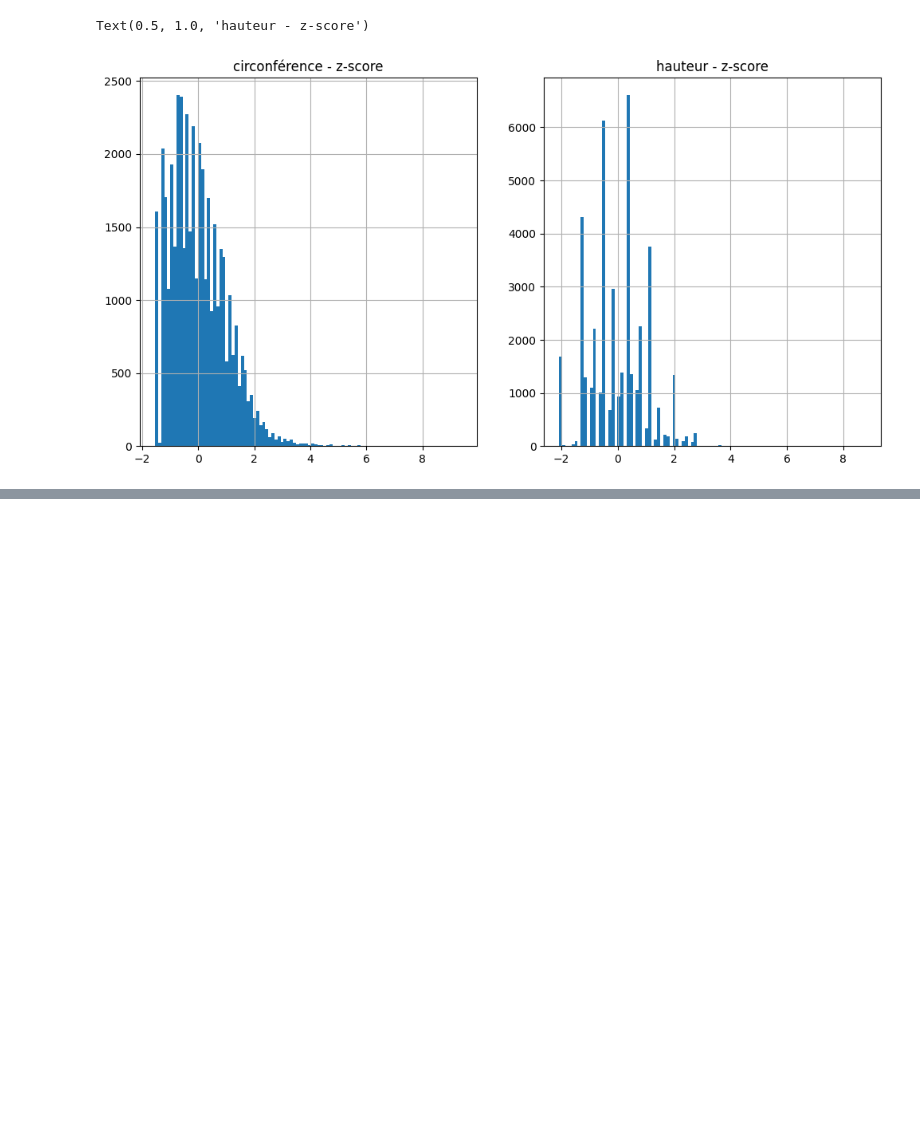
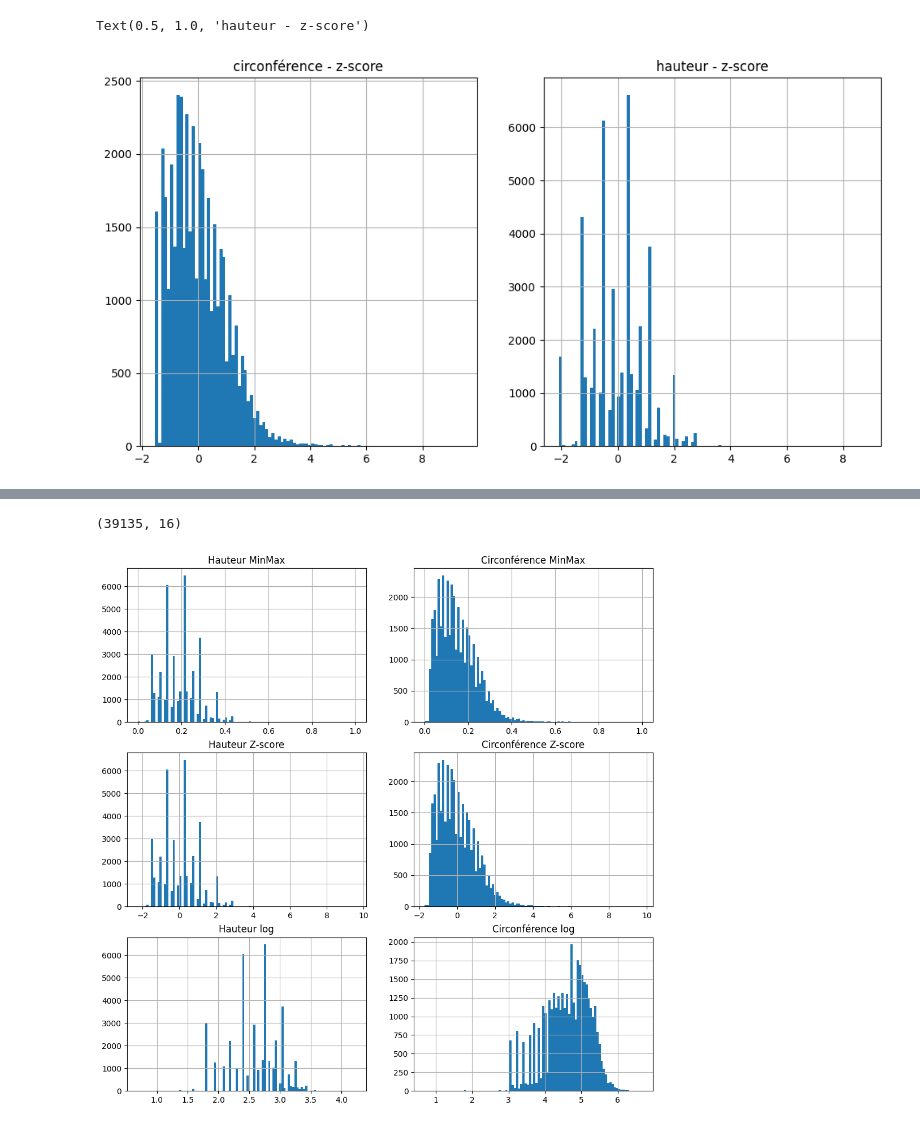
Before and after one commit to OpenClassrooms-Student-Center/8063076-Initiez-vous-au-Machine-Learning, a Jupyter notebook: notebooks/P3C2_ameliorer_dataset.ipynb, the cells around one changed output, grey strips where cells are left out. Saved outputs shown, nothing was run; the diff lists cells and outputs as text; code cells hidden in the pictures; blank space fills up the shorter version.

```diff
--- a/notebooks/P3C2_ameliorer_dataset.ipynb
+++ b/notebooks/P3C2_ameliorer_dataset.ipynb
@@ -306,0 +515,64 @@ Regardez maintenant les autres principales espèces du dataset (df.libelle_franc
+# %%
+df = pd.read_csv(dataset_url)
+df = df[df.libelle_francais == 'Platane'].copy()
+# %%
+# enlevons les données manquantes
+
+df = df[~df.stade_de_developpement.isna() & (df.circonference_cm !=  0) & (df.hauteur_m != 0) & (df.circonference_cm < 1000) & (df.hauteur_m < 100)].copy()
+df.shape
+# %% [output]
+(39135, 16)
+# %%
+# MinMax
+
+
+from sklearn.preprocessing import StandardScaler, MinMaxScaler
+minmax_scaler = MinMaxScaler()
+df['hauteur_minmax'] = minmax_scaler.fit_transform(df.hauteur_m.values.reshape(-1, 1))
+df['circonference_minmax'] = minmax_scaler.fit_transform(df.circonference_cm.values.reshape(-1, 1))
+
+# Z-score
+standard_scaler = StandardScaler()
+df['hauteur_standard'] = standard_scaler.fit_transform(df.hauteur_m.values.reshape(-1, 1))
+df['circonference_standard'] = standard_scaler.fit_transform(df.circonference_cm.values.reshape(-1, 1))
+
+# log
+df['circonference_log'] = np.log(df.circonference_cm + 1)
+df['hauteur_log'] = np.log(df.hauteur_m + 1)
+# %%
+
+
+fig = plt.figure(figsize=(12, 12))
+ax = fig.add_subplot(3,2, 1)
+ax.hist(df.hauteur_minmax, bins = 100)
+ax.set_title('Hauteur MinMax')
+ax.grid()
+
+ax = fig.add_subplot(3,2, 2)
+ax.hist(df.circonference_minmax, bins = 100)
+ax.set_title('Circonférence MinMax')
+ax.grid()
+
+ax = fig.add_subplot(3,2, 3)
+ax.hist(df.hauteur_standard, bins = 100)
+ax.set_title('Hauteur Z-score')
+ax.grid()
+
+ax = fig.add_subplot(3,2, 4)
+ax.hist(df.circonference_standard, bins = 100)
+ax.set_title('Circonférence Z-score')
+ax.grid()
+
+ax = fig.add_subplot(3,2, 5)
+ax.hist(df.hauteur_log, bins = 100)
+ax.set_title('Hauteur log')
+ax.grid()
+
+ax = fig.add_subplot(3,2, 6)
+ax.hist(df.circonference_log, bins = 100)
+ax.set_title('Circonférence log')
+ax.grid()
+
+plt.show()
+# %% [output]
+[figure, added]
```
Also changed, not shown: parts of 40 cells of this notebook, 2 other files.
